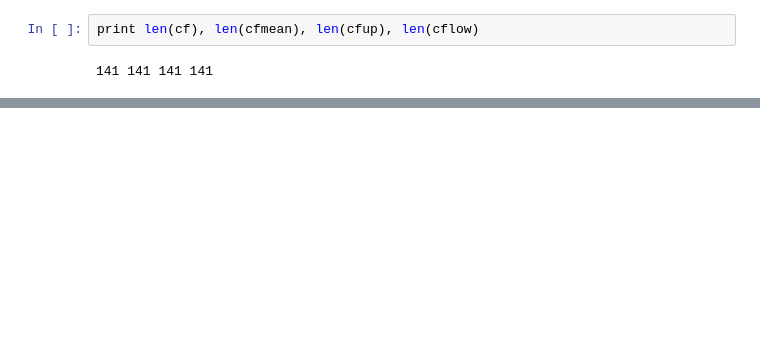
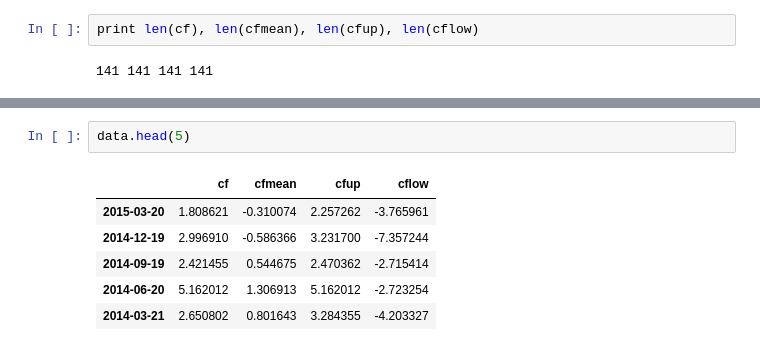
Before and after one commit to marcolunardi/metis, a Jupyter notebook: kojak_work/options_project_analysis.ipynb, the cells around one changed output, grey strips where cells are left out. Saved outputs shown, nothing was run; the diff lists cells and outputs as text; blank space fills up the shorter version.

```diff
--- a/kojak_work/options_project_analysis.ipynb
+++ b/kojak_work/options_project_analysis.ipynb
@@ -719,0 +724,9 @@ Timestamp('2015-05-29 00:00:00')
+# %%
+data.head(5)
+# %% [output]
+|  | cf | cfmean | cfup | cflow |
+| 2015-03-20 | 1.808621 | -0.310074 | 2.257262 | -3.765961 |
+| 2014-12-19 | 2.996910 | -0.586366 | 3.231700 | -7.357244 |
+| 2014-09-19 | 2.421455 | 0.544675 | 2.470362 | -2.715414 |
+| 2014-06-20 | 5.162012 | 1.306913 | 5.162012 | -2.723254 |
+| 2014-03-21 | 2.650802 | 0.801643 | 3.284355 | -4.203327 |
```
Also changed, not shown: parts of 8 cells of this notebook.
